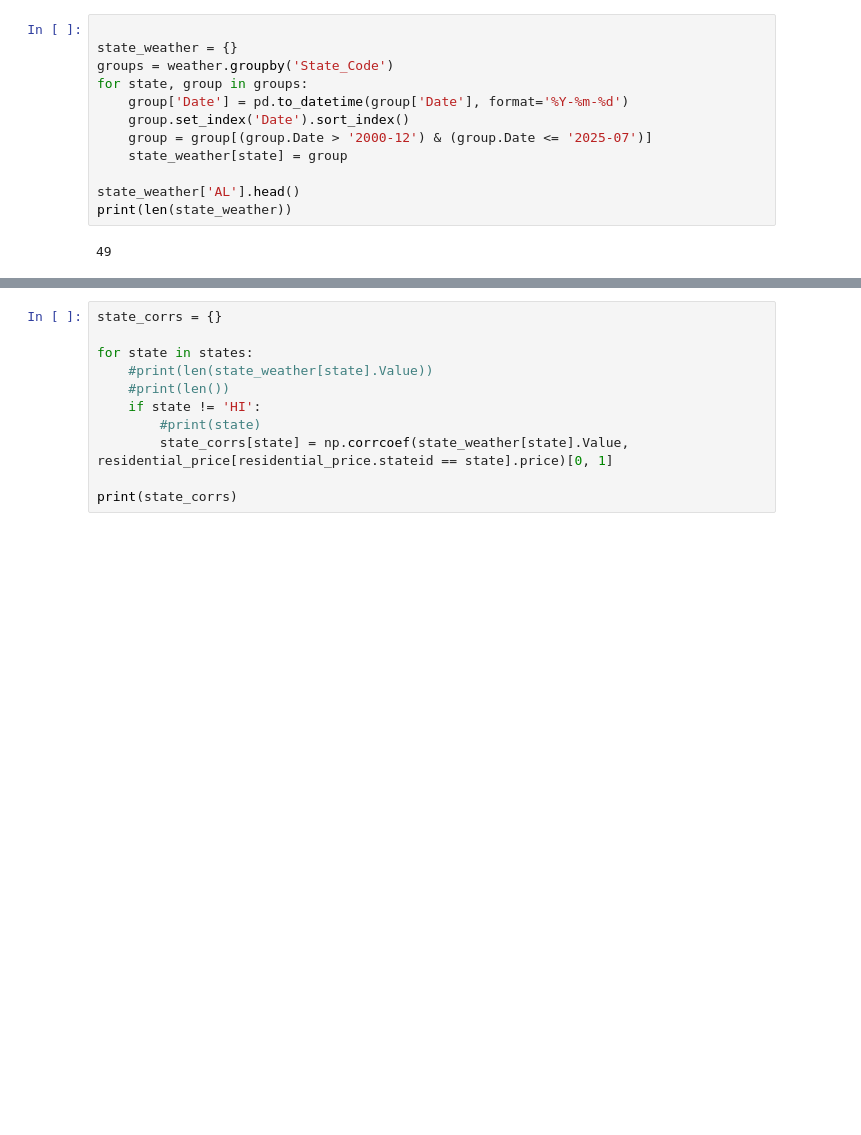
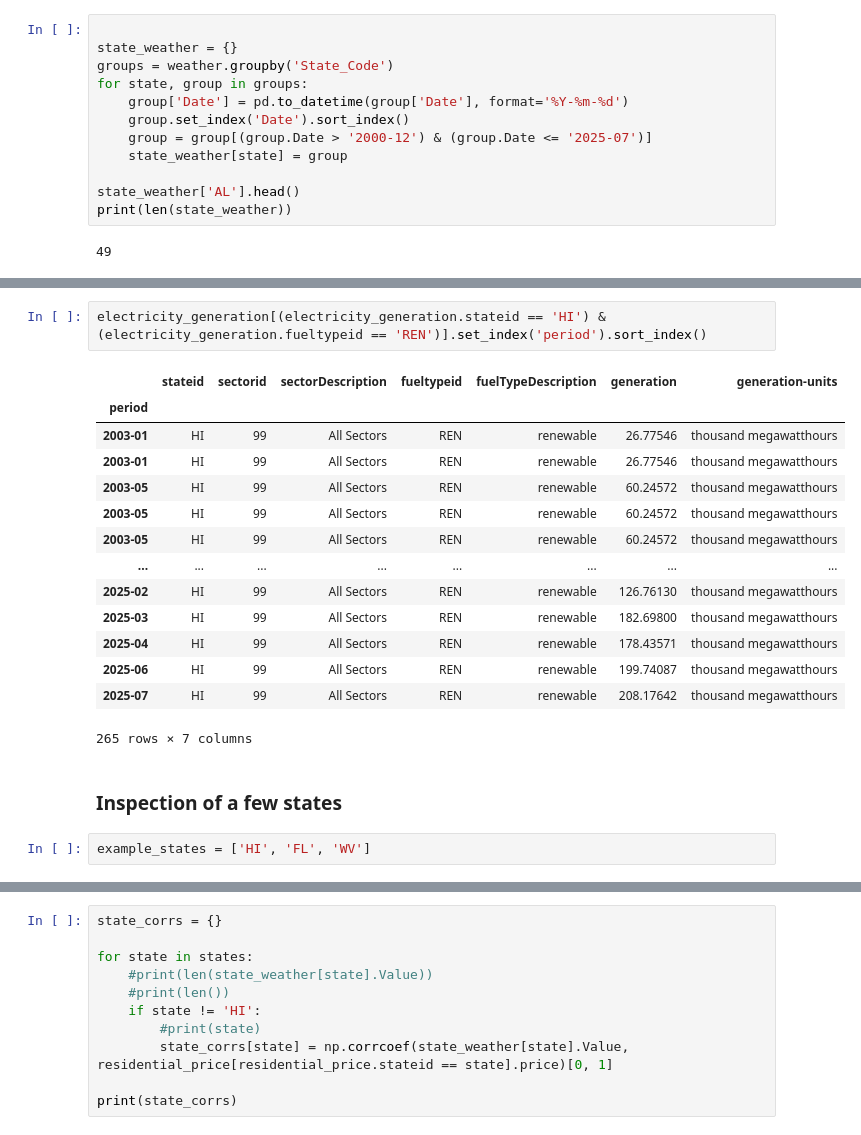
Before and after one commit to Erdos-Projects/fall-2025-forecasting-electricity-price, a Jupyter notebook: src/eda/will_eda.ipynb, the cells around one changed output, grey strips where cells are left out. Cells and saved outputs as stored; diff of their text form; blank space fills up the shorter version.

```diff
--- a/src/eda/will_eda.ipynb
+++ b/src/eda/will_eda.ipynb
@@ -472,0 +476,21 @@ array(['ALL', 'BIO', 'BIS', 'COL', 'COW', 'FOS', 'HYC', 'NUC', 'OBW',
+# %%
+electricity_generation[(electricity_generation.stateid == 'HI') & (electricity_generation.fueltypeid == 'REN')].set_index('period').sort_index()
+# %% [output]
+|  | stateid | sectorid | sectorDescription | fueltypeid | fuelTypeDescription | generation | generation-units |
+| period |  |  |  |  |  |  |  |
+| 2003-01 | HI | 99 | All Sectors | REN | renewable | 26.77546 | thousand megawatthours |
+| 2003-01 | HI | 99 | All Sectors | REN | renewable | 26.77546 | thousand megawatthours |
+| 2003-05 | HI | 99 | All Sectors | REN | renewable | 60.24572 | thousand megawatthours |
+| 2003-05 | HI | 99 | All Sectors | REN | renewable | 60.24572 | thousand megawatthours |
+| 2003-05 | HI | 99 | All Sectors | REN | renewable | 60.24572 | thousand megawatthours |
+| ... | ... | ... | ... | ... | ... | ... | ... |
+| 2025-02 | HI | 99 | All Sectors | REN | renewable | 126.76130 | thousand megawatthours |
+| 2025-03 | HI | 99 | All Sectors | REN | renewable | 182.69800 | thousand megawatthours |
+| 2025-04 | HI | 99 | All Sectors | REN | renewable | 178.43571 | thousand megawatthours |
+| 2025-06 | HI | 99 | All Sectors | REN | renewable | 199.74087 | thousand megawatthours |
+| 2025-07 | HI | 99 | All Sectors | REN | renewable | 208.17642 | thousand megawatthours |
+265 rows × 7 columns
+# %% [markdown]
+### Inspection of a few states
+# %%
+example_states = ['HI', 'FL', 'WV']
```
Also changed, not shown: parts of 17 cells of this notebook.
